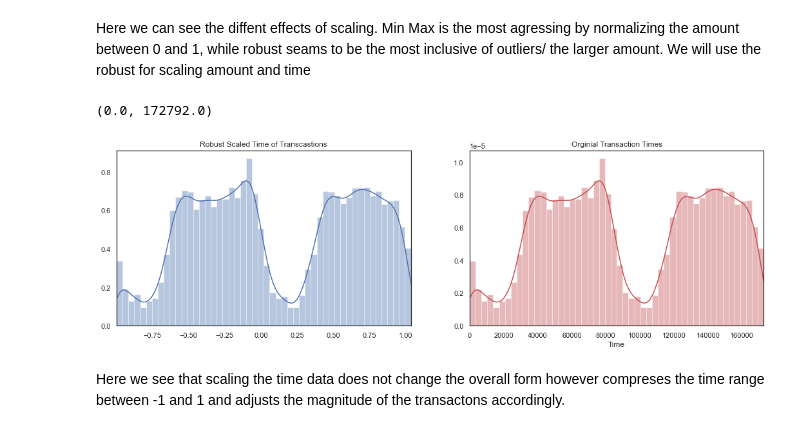
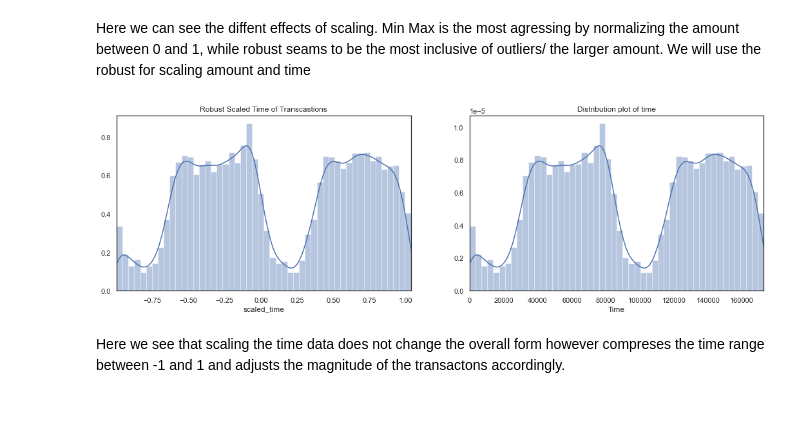
Before and after one commit to enwokoye94/credit_fraud_prediction, a Jupyter notebook: Credit Fraud Analysis (EDA).ipynb, the cells around one changed output. Saved outputs shown, nothing was run; the diff lists cells and outputs as text; code cells hidden in the pictures.

```diff
--- a/Credit Fraud Analysis (EDA).ipynb
+++ b/Credit Fraud Analysis (EDA).ipynb
@@ -145,20 +148,10 @@ Here we can see the diffent effects of scaling. Min Max is the most agressing by
 data['scaled_amount'] =amount_rob_scaled
 time_rob_scaled = scaling(RobustScaler, data, 'Time')
 data['scaled_time'] = time_rob_scaled
-# %%
-fig, ax = plt.subplots(1,2, figsize=(18,5))
-
-sns.distplot(time_rob_scaled, ax = ax[0])
-sns.distplot(data.Time, ax=ax[1], color='r')
-
-ax[0].set_title('Robust Scaled Time of Transcastions')
-ax[0].set_xlim([min(time_rob_scaled), max(time_rob_scaled)])
-
-ax[1].set_title('Orginial Transaction Times')
-ax[1].set_xlim([min(data.Time), max(data.Time)])
-# %% [output]
-(0.0, 172792.0)
-[figure, removed]
+# %%
+dist_plots('scaled_time', 'Time', data, 'Robust Scaled Time of Transcastions', 'Distribution plot of time' )
+# %% [output]
+[figure, added]
 # %% [markdown]
 Here we see that scaling the time data does not change the overall form however compreses the time range between -1 and 1 and adjusts the magnitude of the transactons accordingly.
 # %%
```
Also changed, not shown: parts of 14 cells of this notebook.
